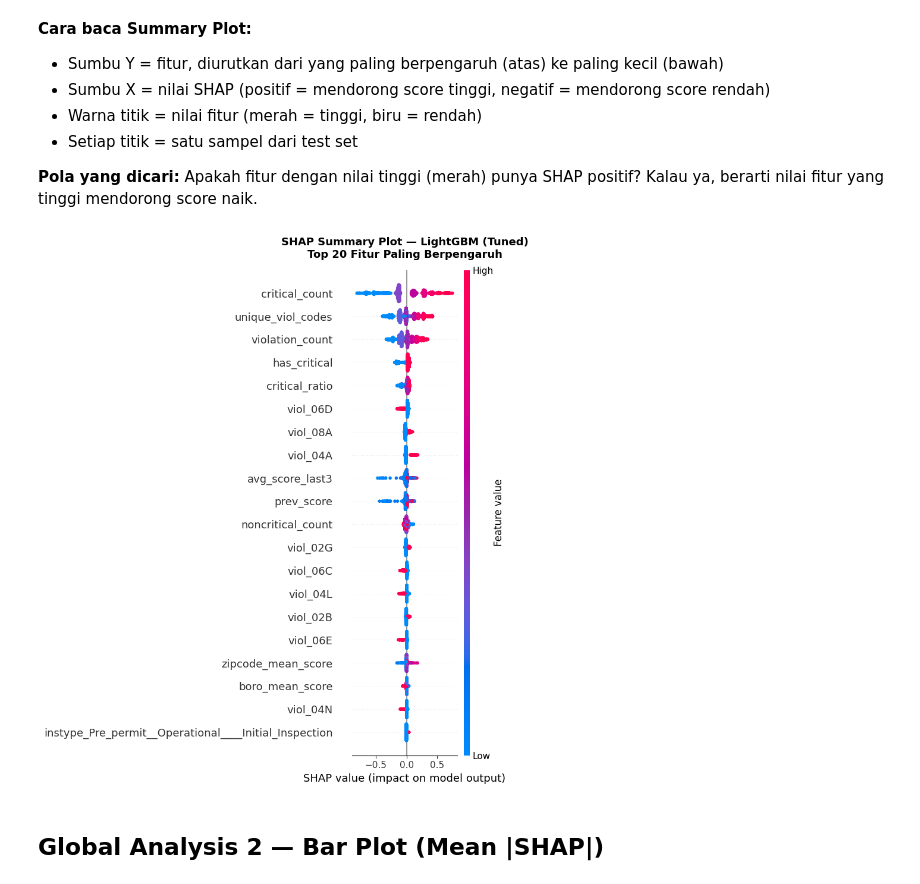
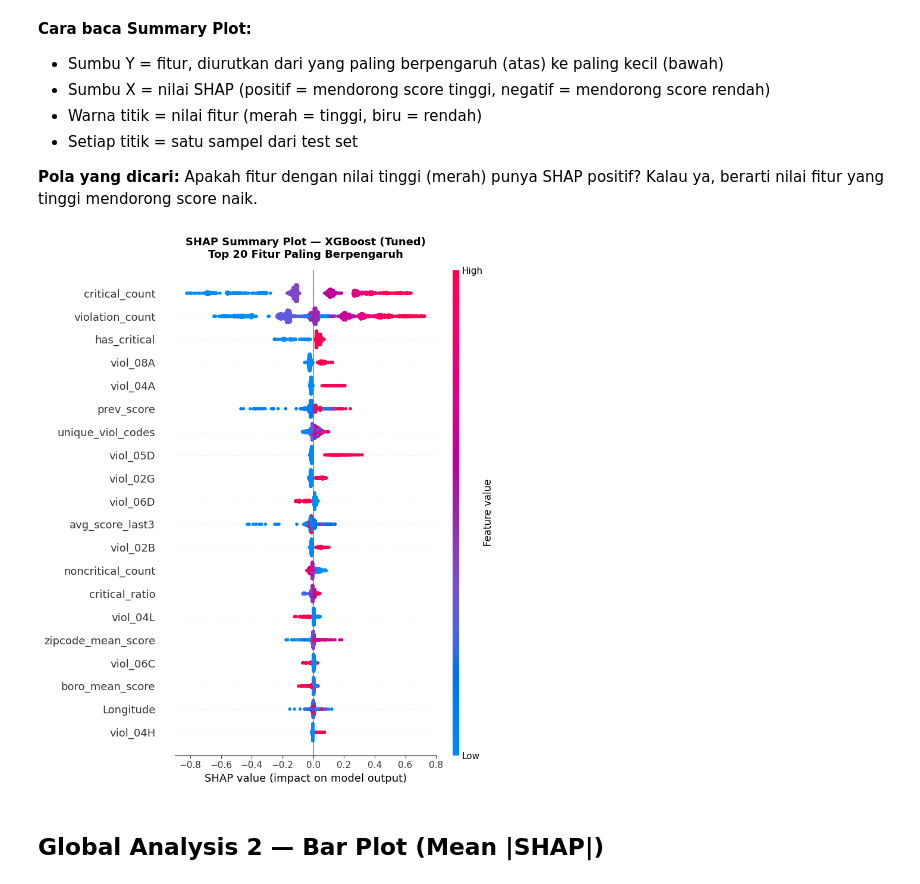
Before and after one commit to HUB37T/8-Hubert-Naufal, a Jupyter notebook: Tempat kerja Hubert/Nyoba Final.ipynb, the cells around one changed output. Drawn from its saved outputs; the diff is of its cells as text; code cells hidden in the pictures.

```diff
--- a/Tempat kerja Hubert/Nyoba Final.ipynb
+++ b/Tempat kerja Hubert/Nyoba Final.ipynb
@@ -465,7 +465,7 @@ Shape viol_features: (77629, 9)
 Dari EDA diketahui 9/10 violation code dengan median score tertinggi adalah critical code (05F, 06C, dst).
 Membuat flag kehadiran kode-kode tersebut sebagai fitur eksplisit.
 # %%
-TOP_VIOL_CODES = ["10F", "08A", "06D", "10B", "02G", "06C", "02B", "04L", "04N", "04A", "05F", "06E", "09C"]
+TOP_VIOL_CODES = ["10F", "08A", "06D", "10B", "02G", "06C", "02B", "04L", "04N", "04A", "05F", "04H", "05D", "06F"]
 
 code_pivot = (
     viol_dedup[viol_dedup["VIOLATION CODE"].isin(TOP_VIOL_CODES)]
@@ -2170,17 +2170,25 @@ plt.show()
 # %%
 model_map = {
-    "Ridge":        ridge_best,
-    "Lasso":        lasso_best,
-    "ElasticNet":   enet_best,
+    "Ridge":         ridge_best,
+    "Lasso":         lasso_best,
+    "ElasticNet":    enet_best,
     "Random Forest": rf,
-    "XGBoost":      xgb_model,
-    "LightGBM":     lgb_model,
-    "CatBoost":    cat_model,
+    "XGBoost":       xgb_model,
+    "LightGBM":      lgb_model,
+    "CatBoost":      cat_model,
 }
 
 best_model = model_map[best_model_name]
 X_test_fixed = X_test.copy()
-X_test_fixed.columns = best_model.feature_names_in_
+
+if hasattr(best_model, "feature_names_in_"):
+    X_test_fixed.columns = best_model.feature_names_in_
+elif hasattr(best_model, "feature_names_"):
+    X_test_fixed.columns = best_model.feature_names_
+elif hasattr(best_model, "feature_names_"):
+    X_test_fixed.columns = best_model.feature_names_
+else:
+    X_test_fixed = X_test_fixed[X_train.columns]
 
 y_test_pred = best_model.predict(X_test_fixed)
 
@@ -2827,7 +2923,7 @@ print(f"✅ SHAP versi: {shap.__version__}")
 # %% [markdown]
 ## Hitung SHAP Values ##
 # %%
-explainer = shap.TreeExplainer(lgb_tuned)
+explainer = shap.TreeExplainer(xgb_tuned)
 
 np.random.seed(42)
 sample_idx = np.random.choice(len(X_test), size=min(2000, len(X_test)), replace=False)
@@ -2860,17 +2956,17 @@ Baseline (expected value): 2.6667
 # %%
 plt.figure(figsize=(20, 15))
 shap.summary_plot(
     shap_values,
     X_test_sample,
     max_display=20,
     show=False
 )
-plt.title("SHAP Summary Plot — LightGBM (Tuned)\nTop 20 Fitur Paling Berpengaruh",
+plt.title("SHAP Summary Plot — XGBoost (Tuned)\nTop 20 Fitur Paling Berpengaruh",
           fontsize=13, fontweight="bold", pad=15)
 plt.tight_layout()
 plt.show()
 # %% [output]
-[figure, old version]
+[figure, new version]
 # %% [markdown]
 ## Global Analysis 2 — Bar Plot (Mean |SHAP|) ##
 # %% [markdown]
```
Also changed, not shown: parts of 62 cells of this notebook, 10 other files.
